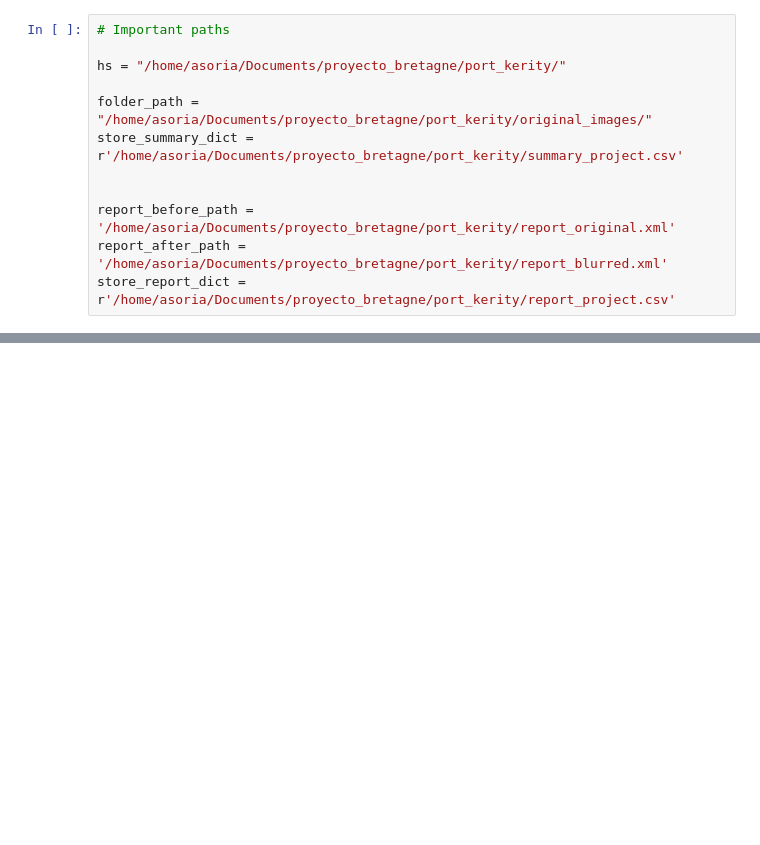
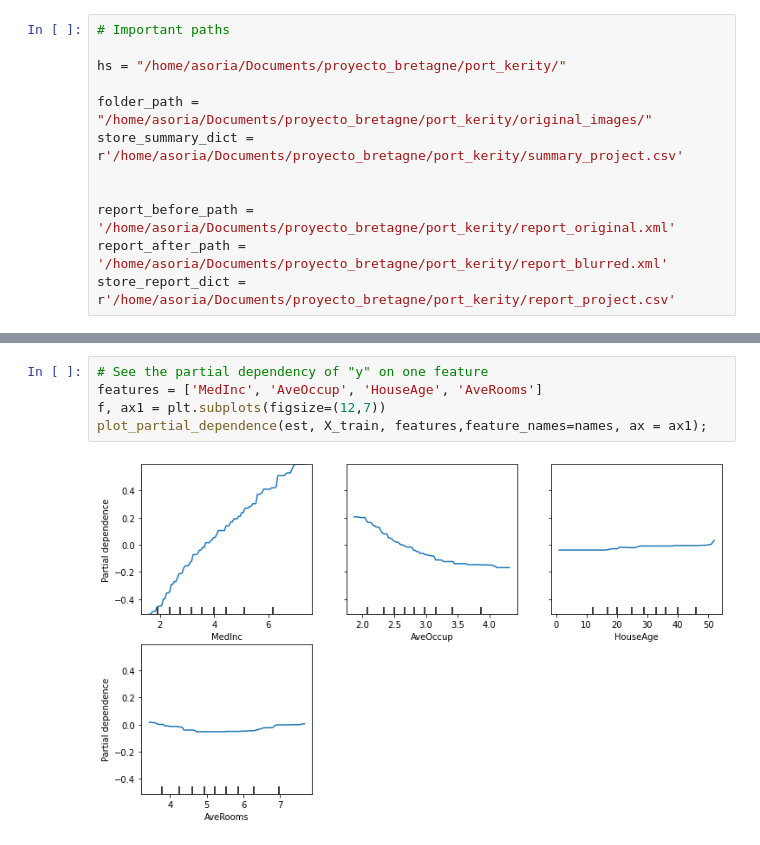
Before and after one commit to asoriagomez/anonymization, a Jupyter notebook: decision_trees.ipynb, the cells around one changed output, grey strips where cells are left out. Drawn from its saved outputs; the diff is of its cells as text; blank space fills up the shorter version.

```diff
--- a/decision_trees.ipynb
+++ b/decision_trees.ipynb
@@ -120,0 +116,7 @@ array([0, 0, 0, 0, 0, 0, 0, 0, 0, 0, 0, 0, 0, 0, 0, 0, 0, 0, 0, 0, 0, 0,
+# %%
+# See the partial dependency of "y" on one feature
+features = ['MedInc', 'AveOccup', 'HouseAge', 'AveRooms']
+f, ax1 = plt.subplots(figsize=(12,7))
+plot_partial_dependence(est, X_train, features,feature_names=names, ax = ax1);
+# %% [output]
+[figure, added]
```
Also changed, not shown: parts of 14 cells of this notebook, 5 other files.
